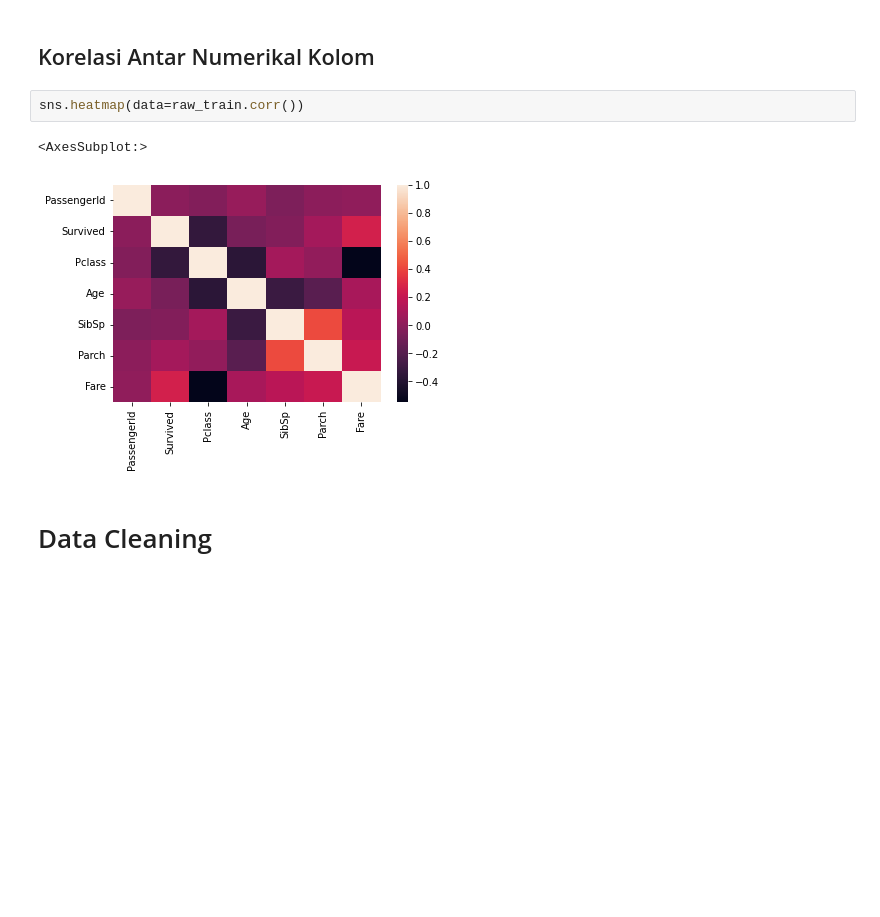
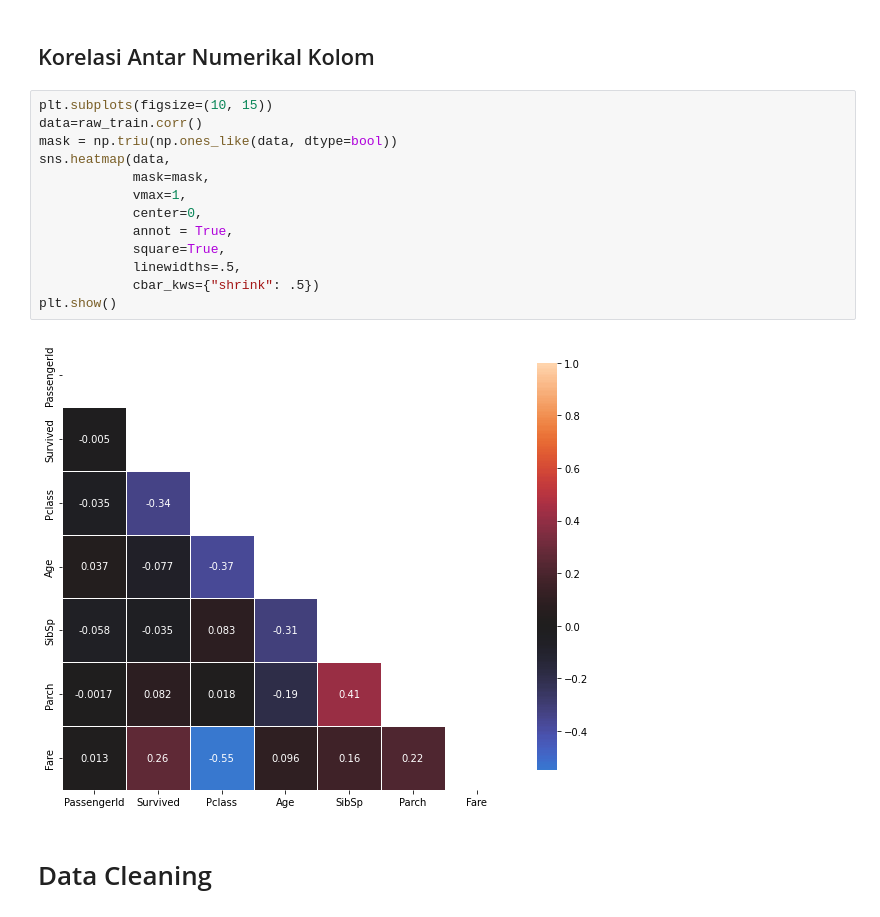
Before and after one commit to agnagigih/Portofolio, a Jupyter notebook: titanic-passengers.ipynb, the cells around one changed output. Saved outputs shown, nothing was run; the diff lists cells and outputs as text; blank space fills up the shorter version.

```diff
--- a/titanic-passengers.ipynb
+++ b/titanic-passengers.ipynb
@@ -192,11 +189,21 @@ raw_train.drop(['Cabin', 'Ticket'], axis=1, inplace=True)
 raw_test.drop(['Cabin', 'Ticket'], axis=1, inplace=True)
 # %% [markdown]
 ## Korelasi Antar Numerikal Kolom
-# %%
-sns.heatmap(data=raw_train.corr())
-# %% [output]
-<AxesSubplot:>
-[figure, removed]
+# %%
+plt.subplots(figsize=(10, 15))
+data=raw_train.corr()
+mask = np.triu(np.ones_like(data, dtype=bool))
+sns.heatmap(data,
+            mask=mask,
+            vmax=1,
+            center=0,
+            annot = True,
+            square=True,
+            linewidths=.5,
+            cbar_kws={"shrink": .5})
+plt.show()
+# %% [output]
+[figure, added]
 # %% [markdown]
 # Data Cleaning
 # %%
```
Also changed, not shown: parts of 6 cells of this notebook.
